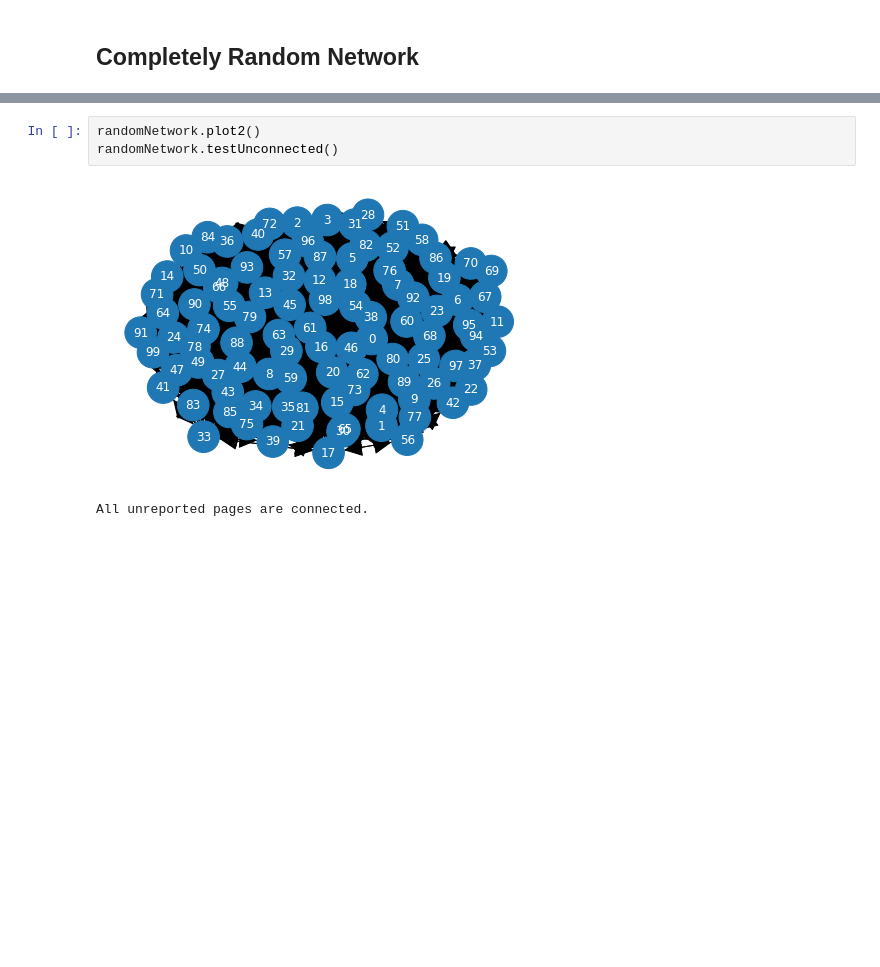
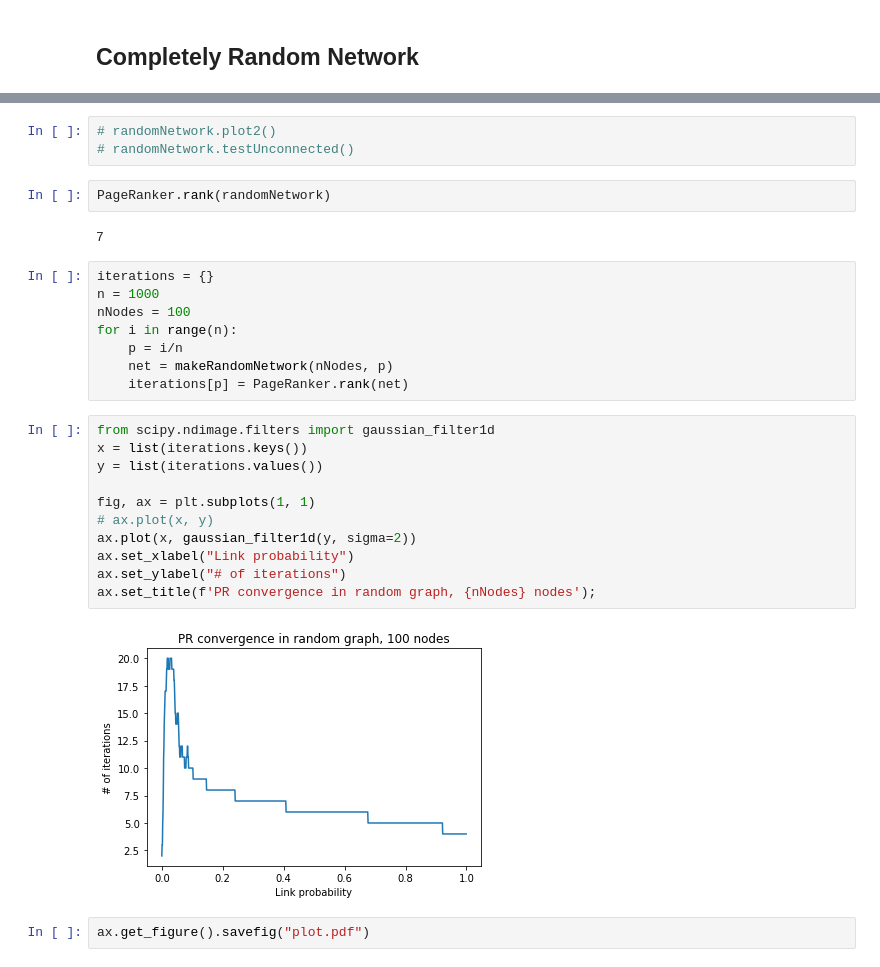
Before and after one commit to Yvee1/pagerank, a Jupyter notebook: pagerank.ipynb, the cells around one changed output, grey strips where cells are left out. Cells and saved outputs as stored; diff of their text form; blank space fills up the shorter version.

```diff
--- a/pagerank.ipynb
+++ b/pagerank.ipynb
@@ -2053,6 +2126,30 @@ Page 99: 7.996116062349337e-59
 # %%
-randomNetwork.plot2()
-randomNetwork.testUnconnected()
+# randomNetwork.plot2()
+# randomNetwork.testUnconnected()
-# %% [output]
-[figure, removed]
-All unreported pages are connected.
+# %%
+PageRanker.rank(randomNetwork)
+# %% [output]
+7
+# %%
+iterations = {}
+n = 1000
+nNodes = 100
+for i in range(n):
+    p = i/n
+    net = makeRandomNetwork(nNodes, p)
+    iterations[p] = PageRanker.rank(net)
+# %%
+from scipy.ndimage.filters import gaussian_filter1d
+x = list(iterations.keys())
+y = list(iterations.values())
+
+fig, ax = plt.subplots(1, 1)
+# ax.plot(x, y)
+ax.plot(x, gaussian_filter1d(y, sigma=2))
+ax.set_xlabel("Link probability")
+ax.set_ylabel("# of iterations")
+ax.set_title(f'PR convergence in random graph, {nNodes} nodes');
+# %% [output]
+[figure, added]
+# %%
+ax.get_figure().savefig("plot.pdf")
```
Also changed, not shown: parts of 24 cells of this notebook, 1 other file.
